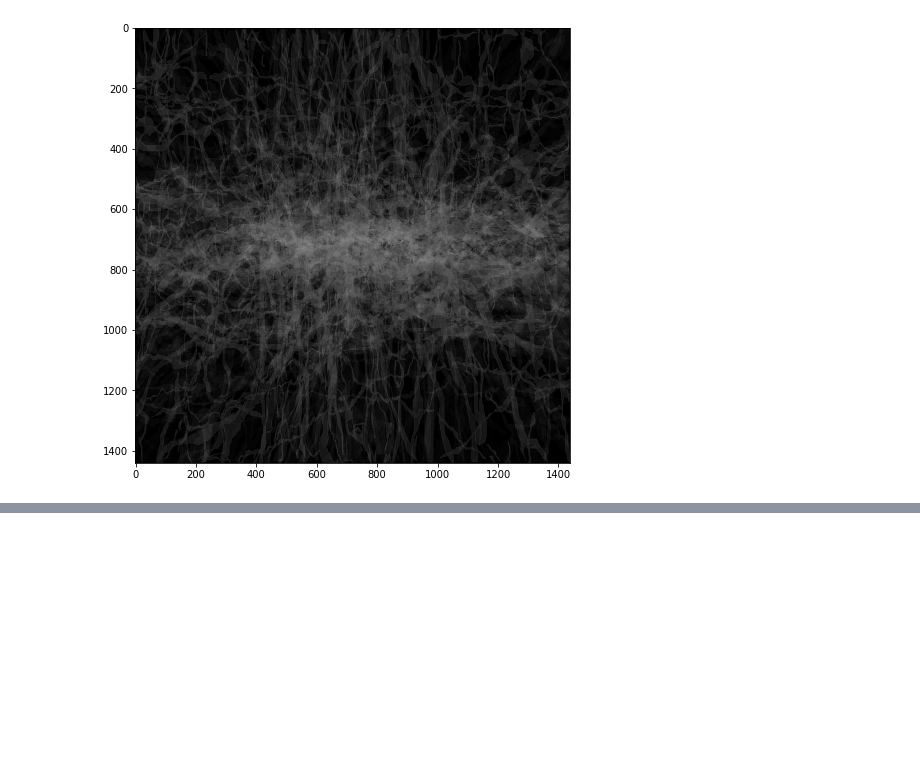
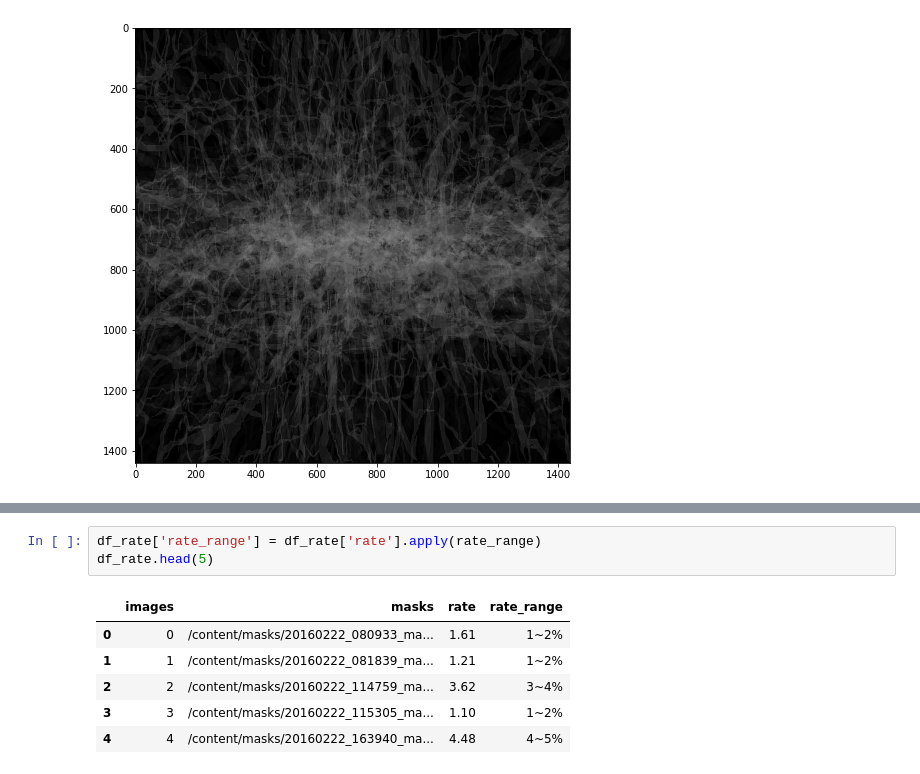
Before and after one commit to SejinHan25/crack_segmentation, a Jupyter notebook: EDA.ipynb, the cells around one changed output, grey strips where cells are left out. Drawn from its saved outputs; the diff is of its cells as text; blank space fills up the shorter version.

```diff
--- a/EDA.ipynb
+++ b/EDA.ipynb
@@ -155,0 +239,10 @@ plt.imshow(im)
+# %%
+df_rate['rate_range'] = df_rate['rate'].apply(rate_range)
+df_rate.head(5)
+# %% [output]
+|  | images | masks | rate | rate_range |
+| 0 | 0 | /content/masks/20160222_080933_ma... | 1.61 | 1~2% |
+| 1 | 1 | /content/masks/20160222_081839_ma... | 1.21 | 1~2% |
+| 2 | 2 | /content/masks/20160222_114759_ma... | 3.62 | 3~4% |
+| 3 | 3 | /content/masks/20160222_115305_ma... | 1.10 | 1~2% |
+| 4 | 4 | /content/masks/20160222_163940_ma... | 4.48 | 4~5% |
```
Also changed, not shown: parts of 15 cells of this notebook.
